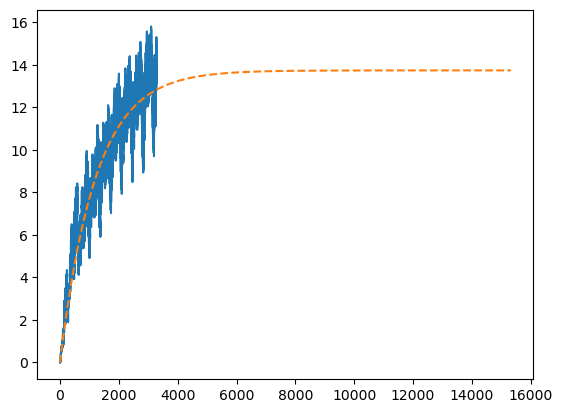
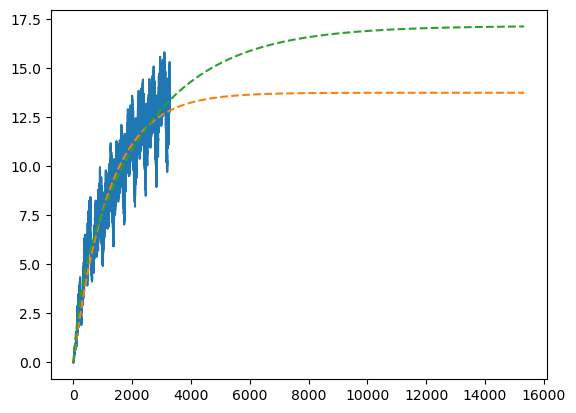
The notebook cell's code change between the first figure and the second:
--- before
+++ after
@@ -17,2 +17,3 @@
 plt.plot(np.arange(2920*9)*365/2920, S1_ts)
 plt.plot(np.arange(2920*6)*365/2920*7, curve(np.arange(2920*6)*365/2920*7, poptS[0], poptS[1]), '--');
+plt.plot(np.arange(2920*6)*365/2920*7, curve_double(np.arange(2920*6)*365/2920*7, poptS2[0], poptS2[1], poptS2[2], poptS2[3]), '--');

Commit: minor updates, extremes to Jul 1